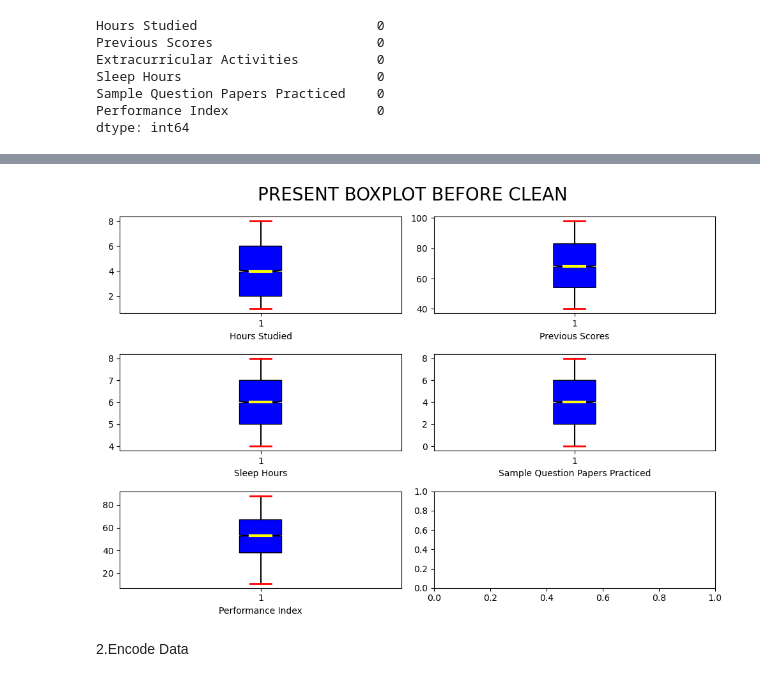
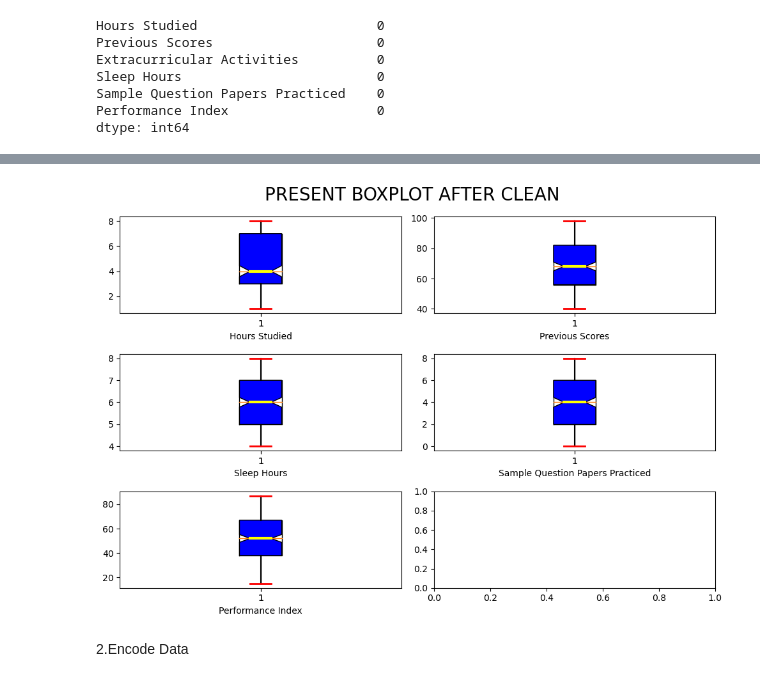
Before and after one commit to fmt133/MAI, a Jupyter notebook: MAI GROUP4.ipynb, the cells around one changed output, grey strips where cells are left out. Cells and saved outputs as stored; diff of their text form; code cells hidden in the pictures.

```diff
--- a/MAI GROUP4.ipynb
+++ b/MAI GROUP4.ipynb
@@ -7,7 +9,7 @@ from sklearn.preprocessing import PolynomialFeatures
 # %% [markdown]
 Đọc file:
 # %%
-data = pd.read_csv('Student_Performance.csv')
+data = pd.read_csv('Student_Performance.csv', nrows = 300)
 data
 # %% [output]
 |  | Hours Studied | Previous Scores | Extracurricular Activities | Sleep Hours | Sample Question Papers Practiced | ... |
@@ -147,39 +149,43 @@ data_clean
 # %%
-#Vẽ biểu đồ boxplot của các cột
+#Vẽ biểu đồ boxplot sau khi xóa outlier
 fig, ax = plt.subplots(3, 2, figsize = (10, 7))
-bp1 = ax[0, 0].boxplot(data_clean["Hours Studied"], patch_artist = True, notch = True, vert = 1)
-bp2 = ax[0, 1].boxplot(data_clean["Previous Scores"], patch_artist = True, notch = True, vert = 1)
-bp3 = ax[1, 0].boxplot(data_clean["Sleep Hours"], patch_artist = True, notch = True, vert = 1)
-bp4 = ax[1, 1].boxplot(data_clean["Sample Question Papers Practiced"], patch_artist = True, notch = True, vert = 1)
-bp5 = ax[2, 0].boxplot(data_clean["Performance Index"], patch_artist = True, notch = True, vert = 1)
+ax[0, 0].boxplot(data_clean["Hours Studied"])
+ax[0, 1].boxplot(data_clean["Previous Scores"])
+ax[1, 0].boxplot(data_clean["Sleep Hours"])
+ax[1, 1].boxplot(data_clean["Sample Question Papers Practiced"])
+ax[2, 0].boxplot(data_clean["Performance Index"])
+bp6 = ax[0, 0].boxplot(data_clean["Hours Studied"], patch_artist = True, notch = True, vert = 1)
+bp7 = ax[0, 1].boxplot(data_clean["Previous Scores"], patch_artist = True, notch = True, vert = 1)
+bp8 = ax[1, 0].boxplot(data_clean["Sleep Hours"], patch_artist = True, notch = True, vert = 1)
+bp9 = ax[1, 1].boxplot(data_clean["Sample Question Papers Practiced"], patch_artist = True, notch = True, vert = 1)
+bp10 = ax[2, 0].boxplot(data_clean["Performance Index"], patch_artist = True, notch = True, vert = 1)
 colors = ["blue"]
-b = [bp1, bp2, bp3, bp4, bp5]
+b = [bp6, bp7, bp8, bp9, bp10]
 for i in b:
     for patch, color in zip(i["boxes"], colors):
         patch.set_facecolor(color)
 
 for i in b:
     for whisker in i["whiskers"]:
         whisker.set(color = "black", linewidth = 1.5)
 
 for i in b:
     for cap in i["caps"]:
         cap.set(color = "red", linewidth = 2)
 
 for i in b:
     for median in i["medians"]:
         median.set(color = "yellow", linewidth = 3)
-
 ax[0, 0].set_xlabel("Hours Studied")
 ax[0, 1].set_xlabel("Previous Scores")
 ax[1, 0].set_xlabel("Sleep Hours")
 ax[1, 1].set_xlabel("Sample Question Papers Practiced")
 ax[2, 0].set_xlabel("Performance Index")
-fig.suptitle("PRESENT BOXPLOT BEFORE CLEAN", fontsize = 20)
+fig.suptitle("PRESENT BOXPLOT AFTER CLEAN", fontsize = 20)
 plt.tight_layout()
 plt.show()
 # %% [output]
-[figure, old version]
+[figure, new version]
 # %% [markdown]
 2.Encode Data
 # %%
```
Also changed, not shown: parts of 19 cells of this notebook.
